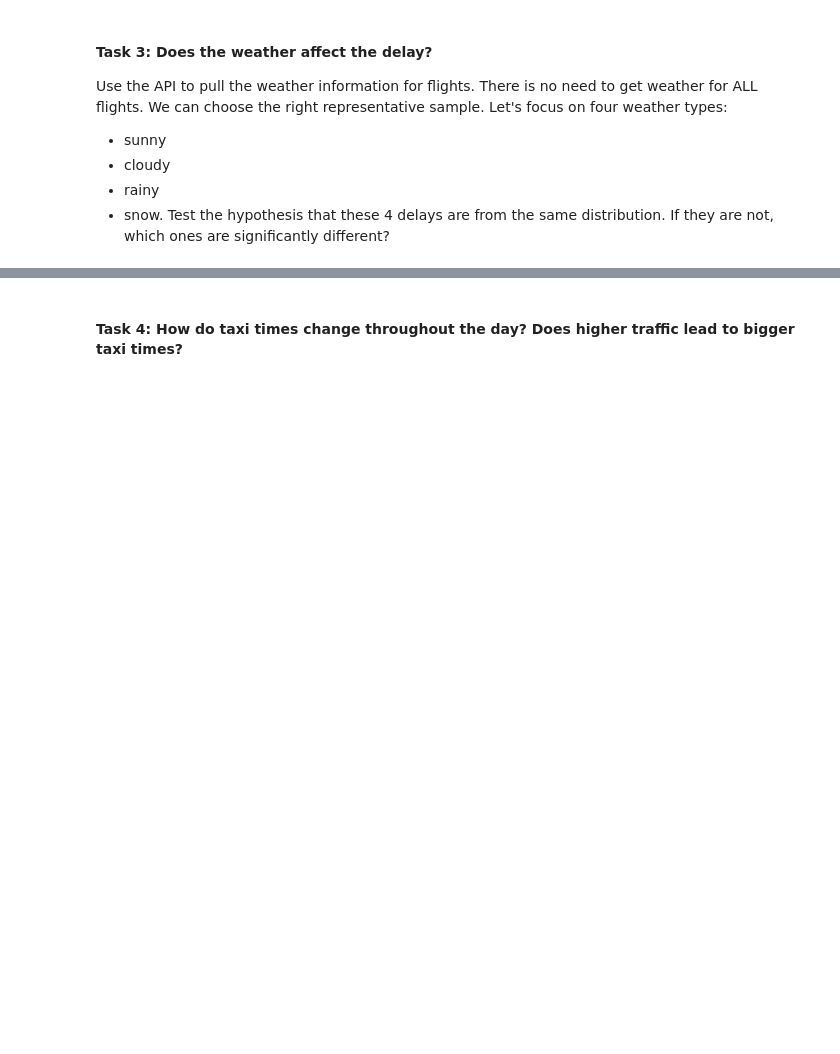
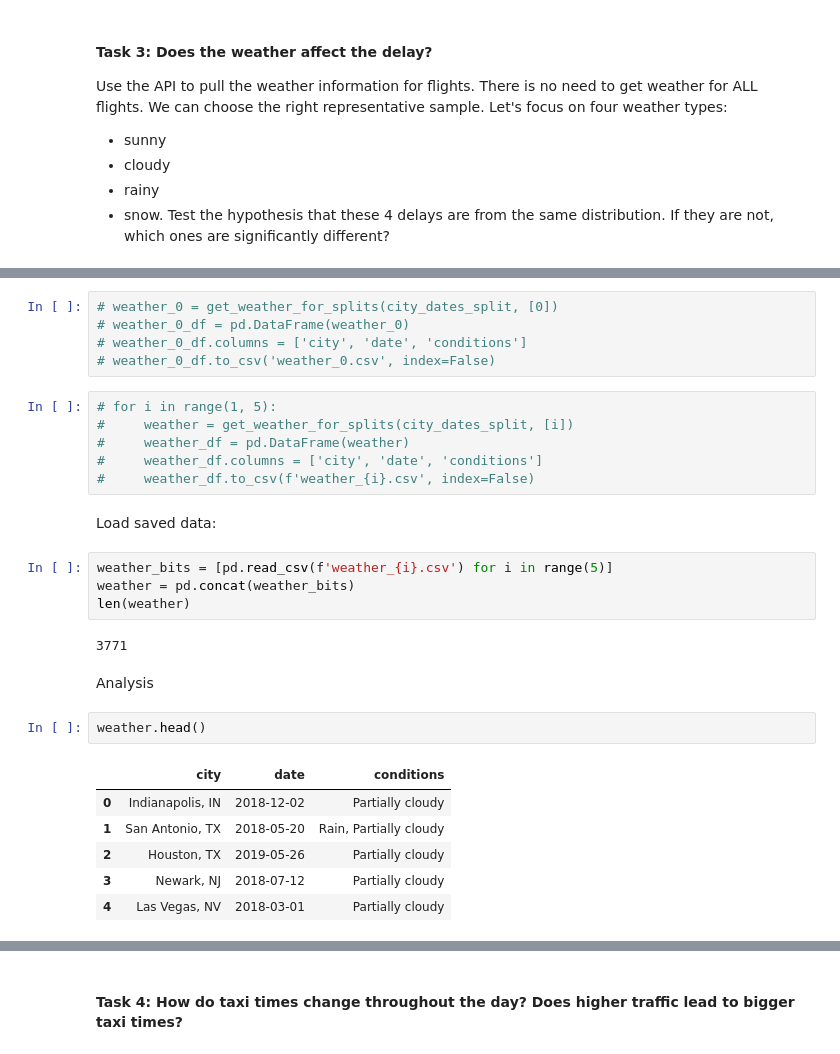
Before and after one commit to Noah2252/Lighthouse-Lab-Midterm-Project, a Jupyter notebook: gth/exploratory_analysis.ipynb, the cells around one changed output, grey strips where cells are left out. Saved outputs shown, nothing was run; the diff lists cells and outputs as text; blank space fills up the shorter version.

```diff
--- a/gth/exploratory_analysis.ipynb
+++ b/gth/exploratory_analysis.ipynb
@@ -55,0 +154,30 @@ Test the hypothesis that these 4 delays are from the same distribution. If they
+# %%
+# weather_0 = get_weather_for_splits(city_dates_split, [0])
+# weather_0_df = pd.DataFrame(weather_0)
+# weather_0_df.columns = ['city', 'date', 'conditions']
+# weather_0_df.to_csv('weather_0.csv', index=False)
+# %%
+# for i in range(1, 5):
+#     weather = get_weather_for_splits(city_dates_split, [i])
+#     weather_df = pd.DataFrame(weather)
+#     weather_df.columns = ['city', 'date', 'conditions']
+#     weather_df.to_csv(f'weather_{i}.csv', index=False)
+# %% [markdown]
+Load saved data:
+# %%
+weather_bits = [pd.read_csv(f'weather_{i}.csv') for i in range(5)]
+weather = pd.concat(weather_bits)
+len(weather)
+# %% [output]
+3771
+# %% [markdown]
+Analysis
+# %%
+weather.head()
+# %% [output]
+|  | city | date | conditions |
+| 0 | Indianapolis, IN | 2018-12-02 | Partially cloudy |
+| 1 | San Antonio, TX | 2018-05-20 | Rain, Partially cloudy |
+| 2 | Houston, TX | 2019-05-26 | Partially cloudy |
+| 3 | Newark, NJ | 2018-07-12 | Partially cloudy |
+| 4 | Las Vegas, NV | 2018-03-01 | Partially cloudy |
```
Also changed, not shown: parts of 36 cells of this notebook, 6 other files.
